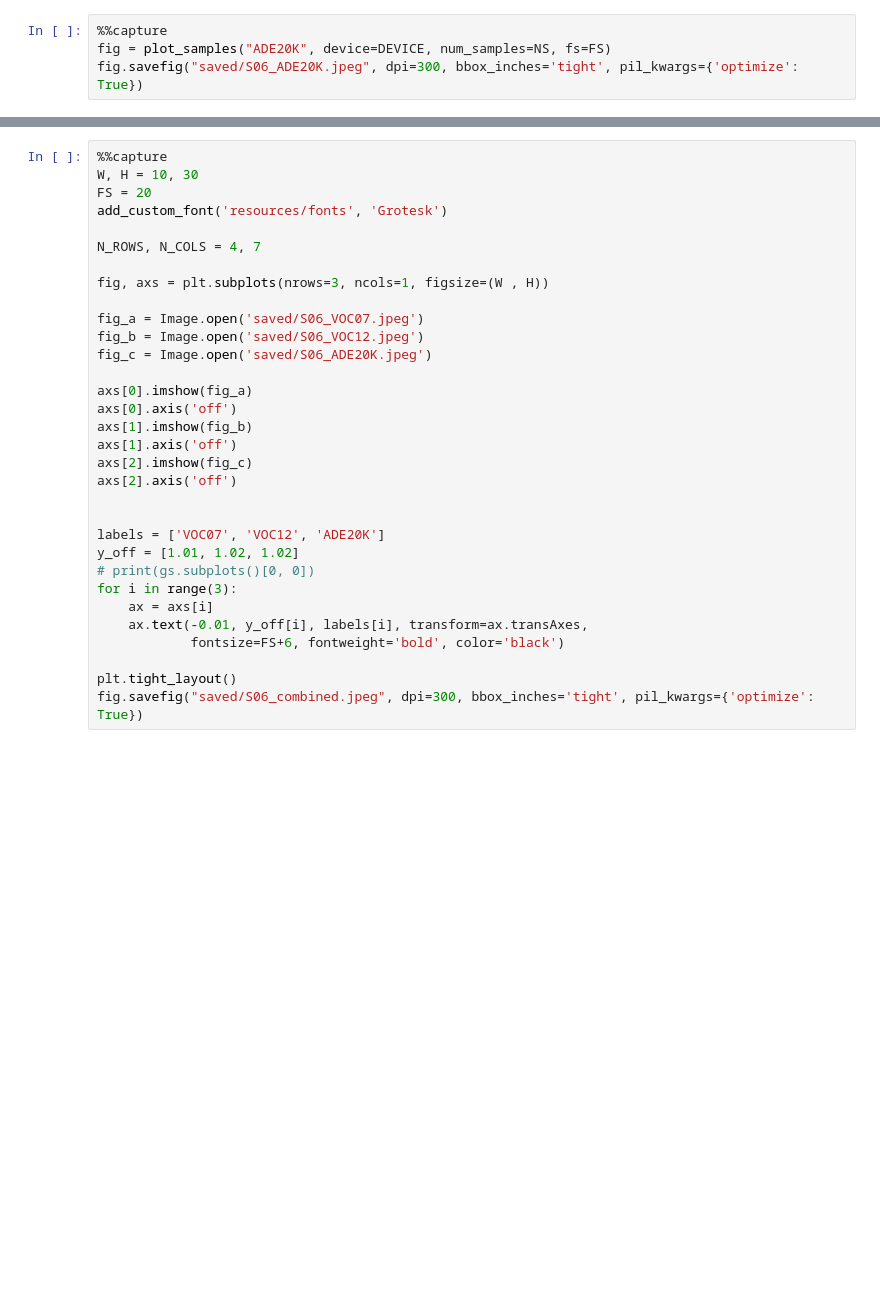
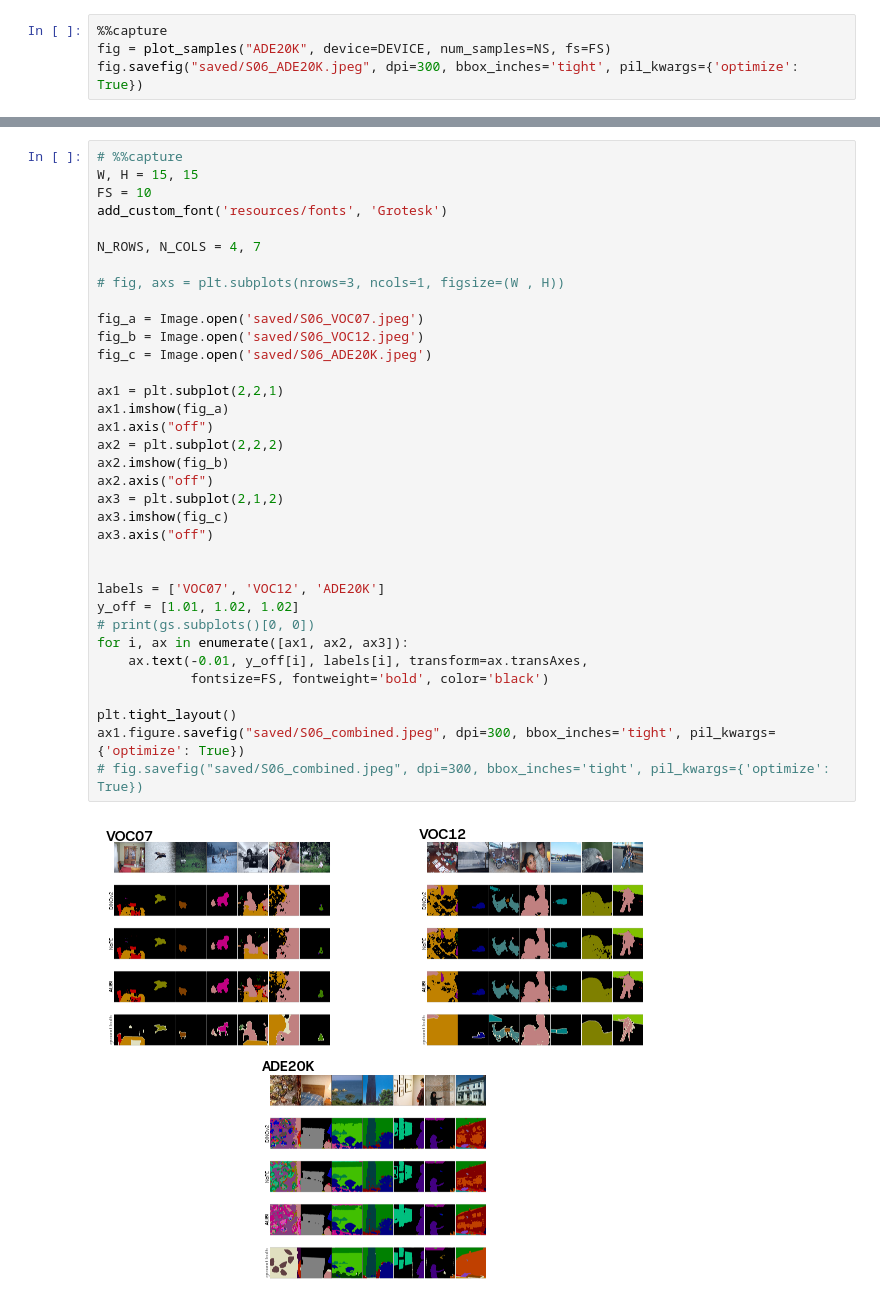
Before and after one commit to tldr-group/dino-saw, a Jupyter notebook: notebooks/paper_figures/S06_example_predictions.ipynb, the cells around one changed output, grey strips where cells are left out. Drawn from its saved outputs; the diff is of its cells as text; blank space fills up the shorter version.

```diff
--- a/notebooks/paper_figures/S06_example_predictions.ipynb
+++ b/notebooks/paper_figures/S06_example_predictions.ipynb
@@ -34,32 +56,37 @@ fig.savefig("saved/S06_ADE20K.jpeg", dpi=300, bbox_inches='tight', pil_kwargs={'
 # %%
-%%capture
-W, H = 10, 30
-FS = 20
+# %%capture
+W, H = 15, 15
+FS = 10
 add_custom_font('resources/fonts', 'Grotesk')
 
 N_ROWS, N_COLS = 4, 7
 
-fig, axs = plt.subplots(nrows=3, ncols=1, figsize=(W , H))
+# fig, axs = plt.subplots(nrows=3, ncols=1, figsize=(W , H))
 
 fig_a = Image.open('saved/S06_VOC07.jpeg')
 fig_b = Image.open('saved/S06_VOC12.jpeg')
 fig_c = Image.open('saved/S06_ADE20K.jpeg')
 
-axs[0].imshow(fig_a)
-axs[0].axis('off')
-axs[1].imshow(fig_b)
-axs[1].axis('off')
-axs[2].imshow(fig_c)
-axs[2].axis('off')
+ax1 = plt.subplot(2,2,1)
+ax1.imshow(fig_a)
+ax1.axis("off")
+ax2 = plt.subplot(2,2,2)
+ax2.imshow(fig_b)
+ax2.axis("off")
+ax3 = plt.subplot(2,1,2)
+ax3.imshow(fig_c)
+ax3.axis("off")
 
 
 labels = ['VOC07', 'VOC12', 'ADE20K']
 y_off = [1.01, 1.02, 1.02]
 # print(gs.subplots()[0, 0])
-for i in range(3):
-    ax = axs[i]
+for i, ax in enumerate([ax1, ax2, ax3]):
     ax.text(-0.01, y_off[i], labels[i], transform=ax.transAxes,
-            fontsize=FS+6, fontweight='bold', color='black')
+            fontsize=FS, fontweight='bold', color='black')
 
 plt.tight_layout()
-fig.savefig("saved/S06_combined.jpeg", dpi=300, bbox_inches='tight', pil_kwargs={'optimize': True})
+ax1.figure.savefig("saved/S06_combined.jpeg", dpi=300, bbox_inches='tight', pil_kwargs={'optimize': True})
+# fig.savefig("saved/S06_combined.jpeg", dpi=300, bbox_inches='tight', pil_kwargs={'optimize': True})
+# %% [output]
+[figure, added]
```
Also changed, not shown: parts of 3 cells of this notebook.
